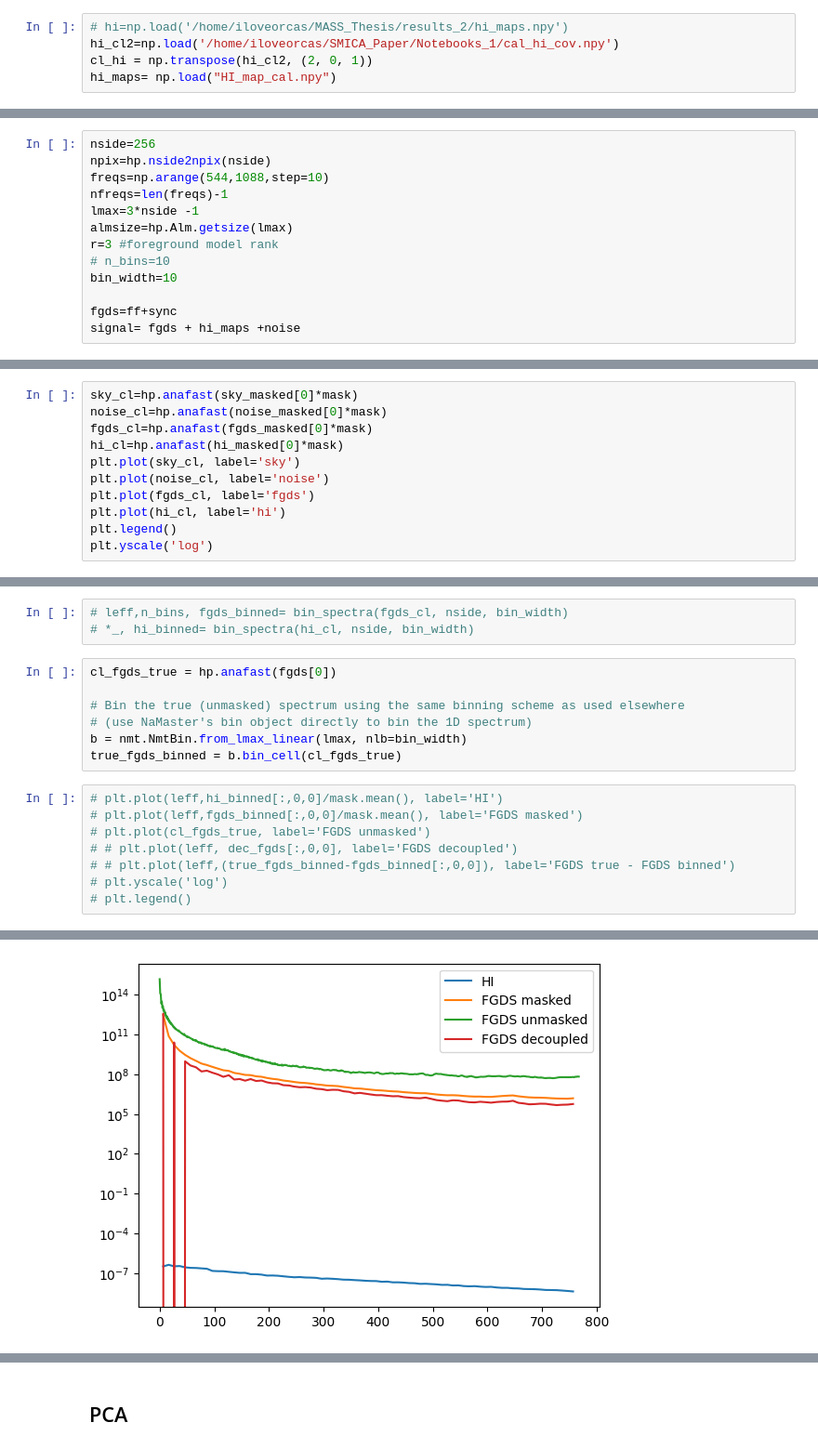
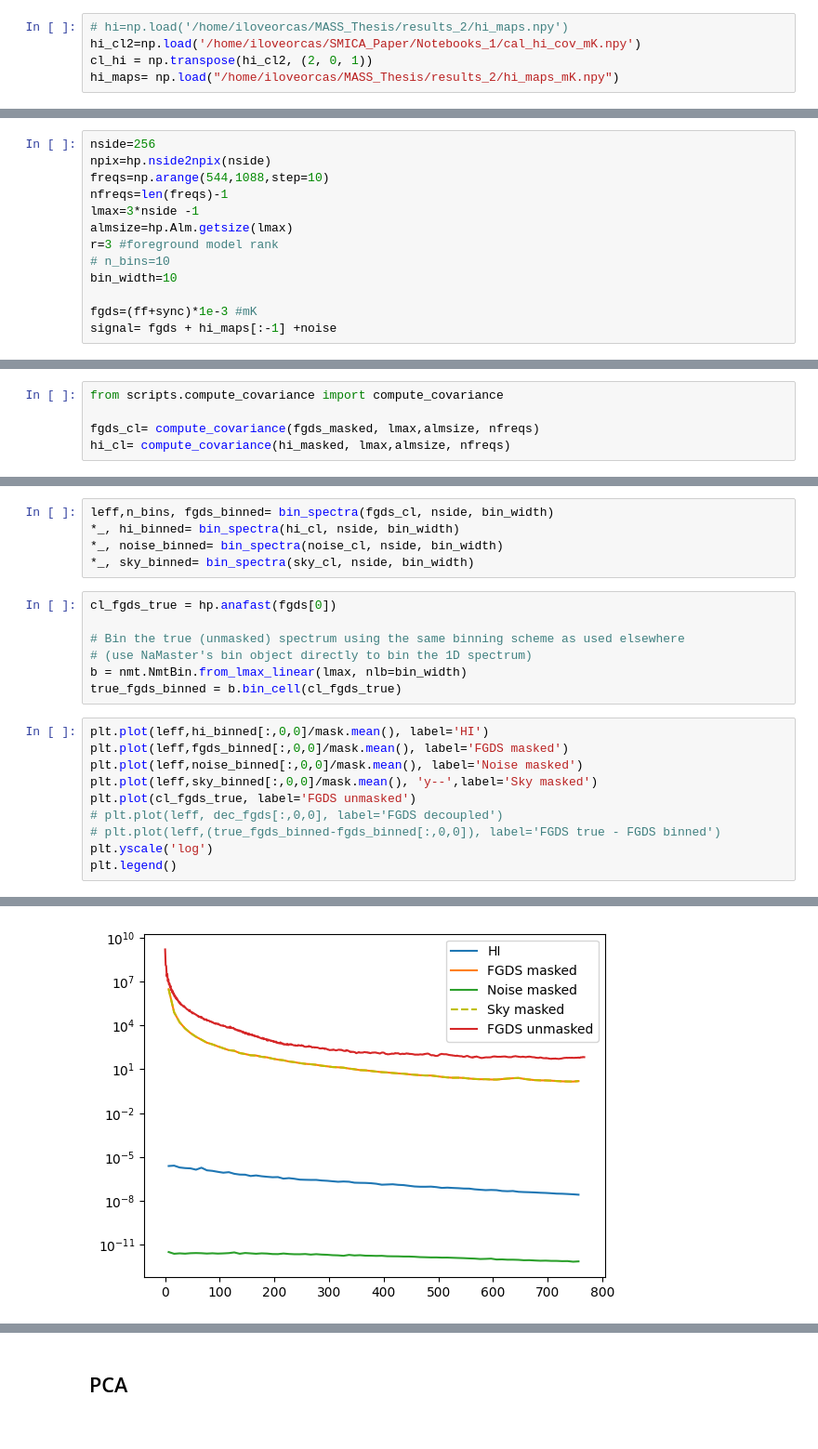
Before and after one commit to urwa99/SMICA_Paper, a Jupyter notebook: Notebooks_1/smica_test.ipynb, the cells around one changed output, grey strips where cells are left out. Shown at 93% size. Saved outputs shown, nothing was run; the diff lists cells and outputs as text.

```diff
--- a/Notebooks_1/smica_test.ipynb
+++ b/Notebooks_1/smica_test.ipynb
@@ -38,5 +38,5 @@ noise=np.load("/home/iloveorcas/MASS_Thesis/results_2/noise_nf.npy")[:-1]*1e3
 # %%
 # hi=np.load('/home/iloveorcas/MASS_Thesis/results_2/hi_maps.npy')
-hi_cl2=np.load('/home/iloveorcas/SMICA_Paper/Notebooks_1/cal_hi_cov.npy')
+hi_cl2=np.load('/home/iloveorcas/SMICA_Paper/Notebooks_1/cal_hi_cov_mK.npy')
 cl_hi = np.transpose(hi_cl2, (2, 0, 1))
-hi_maps= np.load("HI_map_cal.npy")
+hi_maps= np.load("/home/iloveorcas/MASS_Thesis/results_2/hi_maps_mK.npy")
@@ -69,6 +73,6 @@ r=3 #foreground model rank
 # n_bins=10
 bin_width=10
 
-fgds=ff+sync
-signal= fgds + hi_maps +noise
+fgds=(ff+sync)*1e-3 #mK
+signal= fgds + hi_maps[:-1] +noise
 # %%
@@ -106,14 +110,8 @@ hi_masked,_= mask_maps(rotated_hi, mask,almsize, lmax, nfreqs,  npix)
 noise_masked,_= mask_maps(rotated_noise, mask,almsize, lmax, nfreqs,  npix)
 sky_masked,_= mask_maps(rotated_sky, mask,almsize, lmax, nfreqs,  npix)
 # %%
-sky_cl=hp.anafast(sky_masked[0]*mask)
-noise_cl=hp.anafast(noise_masked[0]*mask)
-fgds_cl=hp.anafast(fgds_masked[0]*mask)
-hi_cl=hp.anafast(hi_masked[0]*mask)
-plt.plot(sky_cl, label='sky')
-plt.plot(noise_cl, label='noise')
-plt.plot(fgds_cl, label='fgds')
-plt.plot(hi_cl, label='hi')
-plt.legend()
-plt.yscale('log')
+from scripts.compute_covariance import compute_covariance
+
+fgds_cl= compute_covariance(fgds_masked, lmax,almsize, nfreqs)
+hi_cl= compute_covariance(hi_masked, lmax,almsize, nfreqs)
 # %% [output]
@@ -239,8 +311,10 @@ def bin_spectra(cl,nside, delta):
 
     return leff,nbins,cl_binned
 # %%
-# leff,n_bins, fgds_binned= bin_spectra(fgds_cl, nside, bin_width)
-# *_, hi_binned= bin_spectra(hi_cl, nside, bin_width)
+leff,n_bins, fgds_binned= bin_spectra(fgds_cl, nside, bin_width)
+*_, hi_binned= bin_spectra(hi_cl, nside, bin_width)
+*_, noise_binned= bin_spectra(noise_cl, nside, bin_width)
+*_, sky_binned= bin_spectra(sky_cl, nside, bin_width)
 # %%
 cl_fgds_true = hp.anafast(fgds[0])
 
@@ -249,14 +323,16 @@ cl_fgds_true = hp.anafast(fgds[0])
 b = nmt.NmtBin.from_lmax_linear(lmax, nlb=bin_width)
 true_fgds_binned = b.bin_cell(cl_fgds_true)
 # %%
-# plt.plot(leff,hi_binned[:,0,0]/mask.mean(), label='HI')
-# plt.plot(leff,fgds_binned[:,0,0]/mask.mean(), label='FGDS masked')
-# plt.plot(cl_fgds_true, label='FGDS unmasked')
-# # plt.plot(leff, dec_fgds[:,0,0], label='FGDS decoupled')
-# # plt.plot(leff,(true_fgds_binned-fgds_binned[:,0,0]), label='FGDS true - FGDS binned')
-# plt.yscale('log')
-# plt.legend()
+plt.plot(leff,hi_binned[:,0,0]/mask.mean(), label='HI')
+plt.plot(leff,fgds_binned[:,0,0]/mask.mean(), label='FGDS masked')
+plt.plot(leff,noise_binned[:,0,0]/mask.mean(), label='Noise masked')
+plt.plot(leff,sky_binned[:,0,0]/mask.mean(), 'y--',label='Sky masked')
+plt.plot(cl_fgds_true, label='FGDS unmasked')
+# plt.plot(leff, dec_fgds[:,0,0], label='FGDS decoupled')
+# plt.plot(leff,(true_fgds_binned-fgds_binned[:,0,0]), label='FGDS true - FGDS binned')
+plt.yscale('log')
+plt.legend()
 # %% [output]
 <matplotlib.legend.Legend at 0x...>
-[figure, old version]
+[figure, new version]
 # %%
```
Also changed, not shown: parts of 29 cells of this notebook.
